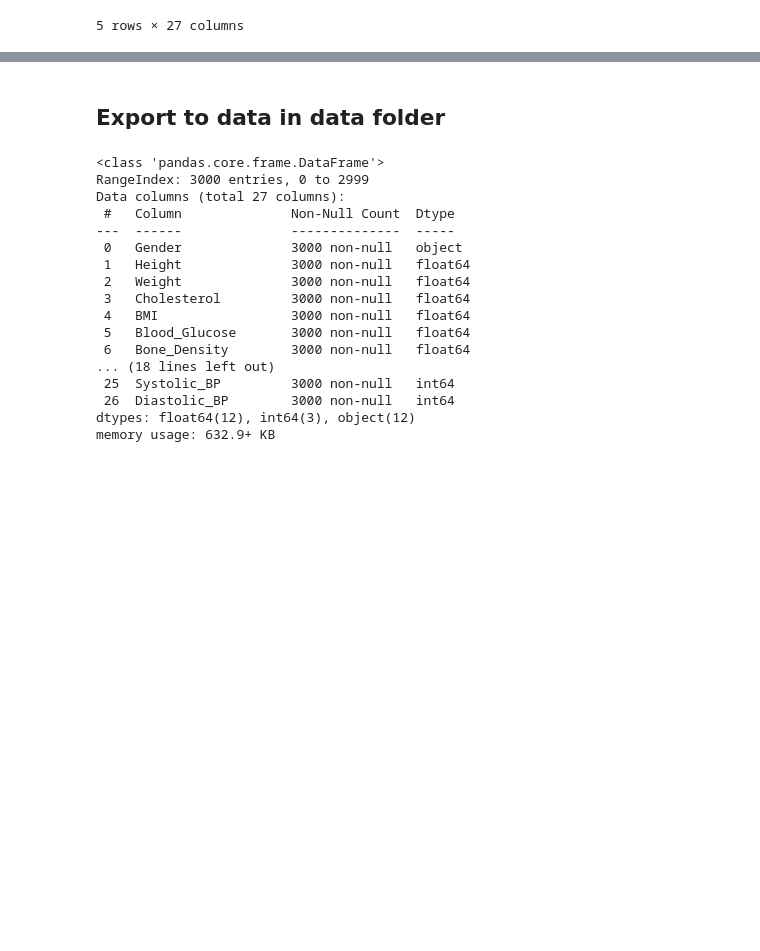
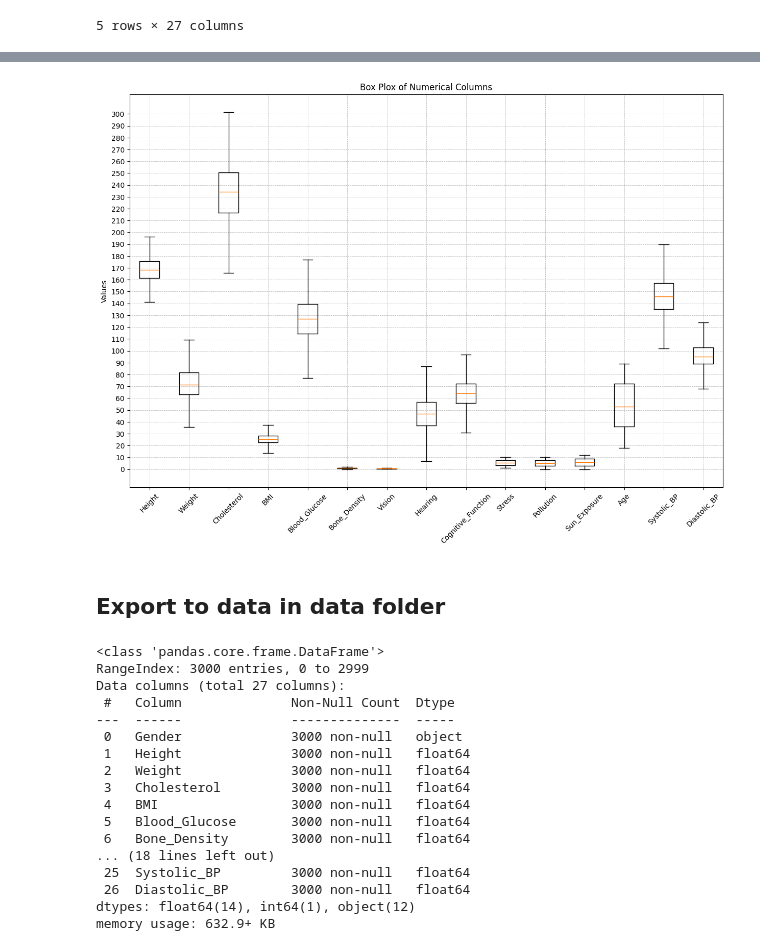
Before and after one commit to NATNgoc/PTDL-IE224, a Jupyter notebook: notebooks/1.0-clean-data.ipynb, the cells around one changed output, grey strips where cells are left out. Cells and saved outputs as stored; diff of their text form; code cells hidden in the pictures; blank space fills up the shorter version.

```diff
--- a/notebooks/1.0-clean-data.ipynb
+++ b/notebooks/1.0-clean-data.ipynb
@@ -390,9 +414,38 @@ handle_missing_values_df.head()
+# %%
+def cap_outliers(data, numeric_columns, factor=1.5):
+    capped_data = handle_missing_values_df.copy()
+
+    for col in numeric_columns:
+        Q1 = data[col].quantile(0.25)
+        Q3 = data[col].quantile(0.75)
+        IQR = Q3 - Q1
+        lower_bound = Q1 - factor * IQR
+        upper_bound = Q3 + factor * IQR
+
+        capped_data[col] = data[col].apply(lambda x: lower_bound if x < lower_bound else upper_bound if x > upper_bound else x)
+
+    return capped_data
+
+
+data = cap_outliers(handle_missing_values_df,numeric_columns,1.5)
+# %%
+import matplotlib.pyplot as plt
+plt.figure(figsize=(15,10))
+plt.boxplot([data[col] for col in numeric_columns], labels=numeric_columns)
+plt.title("Box Plox of Numerical Columns")
+plt.xticks(rotation=45)
+plt.ylabel("Values")
+plt.grid(linestyle="--", linewidth=0.5)
+plt.yticks(range(int(data[numeric_columns].min().min()), int(data[numeric_columns].max().max())+1,10))
+plt.show()
+# %% [output]
+[figure, added]
 # %% [markdown]
 ## Export to data in data folder
 # %%
-handle_missing_values_df.to_csv('../data/interim/handled_missing_values.csv', index=False)
+data.to_csv('../data/interim/handled_missing_values.csv', index=False)
 test_handle_missing_values_df.to_csv('../data/interim/test_handled_missing_values.csv', index=False)
-handle_missing_values_df.info()
+data.info()
 # %% [output]
 <class 'pandas.core.frame.DataFrame'>
 RangeIndex: 3000 entries, 0 to 2999
@@ -407,7 +460,7 @@ Data columns (total 27 columns):
  5   Blood_Glucose       3000 non-null   float64
  6   Bone_Density        3000 non-null   float64
 ... (18 lines left out)
- 25  Systolic_BP         3000 non-null   int64
- 26  Diastolic_BP        3000 non-null   int64
-dtypes: float64(12), int64(3), object(12)
+ 25  Systolic_BP         3000 non-null   float64
+ 26  Diastolic_BP        3000 non-null   float64
+dtypes: float64(14), int64(1), object(12)
 memory usage: 632.9+ KB
```
Also changed, not shown: parts of 4 cells of this notebook, 55 other files.
